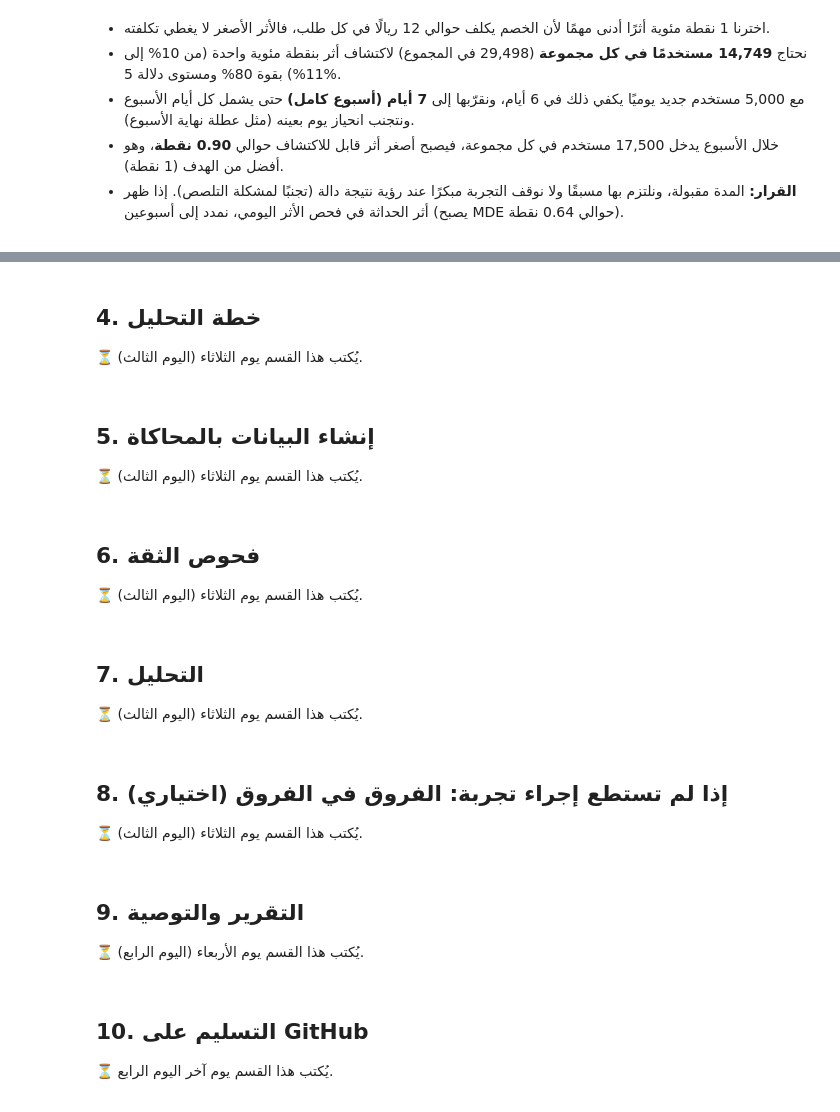
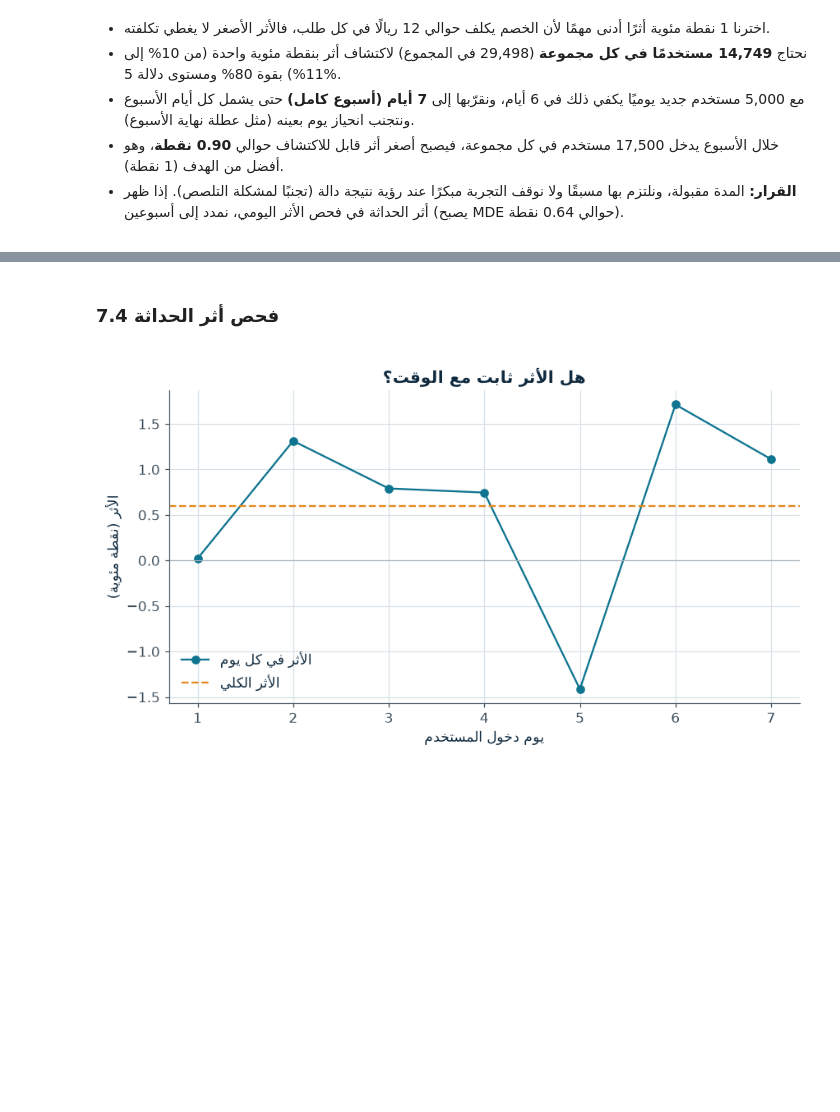
Before and after one commit to Raed1231/first-order-discount-ab-test, a Jupyter notebook: project_template.ipynb, the cells around one changed output, grey strips where cells are left out. Drawn from its saved outputs; the diff is of its cells as text; code cells hidden in the pictures; blank space fills up the shorter version.

Commit message:
اليوم الثالث والرابع: خطة التحليل والمحاكاة وفحوص الثقة والتحليل والتقرير والتوصية

```diff
--- a/project_template.ipynb
+++ b/project_template.ipynb
@@ -246,0 +350,13 @@ for label, n_g in [("في المدة المخططة", n_planned), ("إذا اك
+# %%
+A, B = data[data.variant == "A"], data[data.variant == "B"]
+primary = diff_ci(A["ordered"], B["ordered"])
+
+theta = np.cov(data["ordered"], data["pre_orders_90d"])[0, 1] / data["pre_orders_90d"].var(ddof=1)
+adjusted = data["ordered"] - theta * (data["pre_orders_90d"] - data["pre_orders_90d"].mean())
+primary_cuped = diff_ci(adjusted[data.variant == "A"], adjusted[data.variant == "B"])
+
+out = pd.DataFrame([primary, primary_cuped], index=["بدون تعديل", "مع CUPED"])
+out[["الفرق", "أدنى 95%", "أعلى 95%"]] *= 100
+say(f"نسبة الطلب في A: {A['ordered'].mean():.2%}، وفي B: {B['ordered'].mean():.2%}")
+say(f"انخفاض التباين بطريقة CUPED: {1 - (primary_cuped['SE'] / primary['SE']) ** 2:.0%}")
+out.round(3)
@@ -247,56 +434,19 @@ for label, n_g in [("في المدة المخططة", n_planned), ("إذا اك
 # %% [markdown]
 <div dir="rtl">
 
-## 4. خطة التحليل
-
-⏳ يُكتب هذا القسم يوم الثلاثاء (اليوم الثالث).
+### 7.4 فحص أثر الحداثة
 
 </div>
-# %% [markdown]
-<div dir="rtl">
-
-## 5. إنشاء البيانات بالمحاكاة
-
-⏳ يُكتب هذا القسم يوم الثلاثاء (اليوم الثالث).
-
-</div>
-# %% [markdown]
-<div dir="rtl">
-
-## 6. فحوص الثقة
-
-⏳ يُكتب هذا القسم يوم الثلاثاء (اليوم الثالث).
-
-</div>
-# %% [markdown]
-<div dir="rtl">
-
-## 7. التحليل
-
-⏳ يُكتب هذا القسم يوم الثلاثاء (اليوم الثالث).
-
-</div>
-# %% [markdown]
-<div dir="rtl">
-
-## 8. (اختياري) إذا لم تستطع إجراء تجربة: الفروق في الفروق
-
-⏳ يُكتب هذا القسم يوم الثلاثاء (اليوم الثالث).
-
-</div>
-# %% [markdown]
-<div dir="rtl">
-
-## 9. التقرير والتوصية
-
-⏳ يُكتب هذا القسم يوم الأربعاء (اليوم الرابع).
-
-</div>
-# %% [markdown]
-<div dir="rtl">
-
-## 10. التسليم على GitHub
-
-⏳ يُكتب هذا القسم يوم آخر اليوم الرابع.
-
-</div>
+# %%
+daily = data.groupby(["day", "variant"])["ordered"].mean().unstack()
+daily_lift = (daily["B"] - daily["A"]) * 100
+plt.plot(daily_lift.index, daily_lift.values, marker="o", color=TEAL, label=ar("الأثر في كل يوم"))
+plt.axhline(primary["الفرق"] * 100, color=ORANGE, linestyle="--", label=ar("الأثر الكلي"))
+plt.axhline(0, color=GRAY, linewidth=0.8)
+plt.xlabel(ar("يوم دخول المستخدم"))
+plt.ylabel(ar("الأثر (نقطة مئوية)"))
+plt.title(ar("هل الأثر ثابت مع الوقت؟"))
+plt.legend()
+plt.show()
+# %% [output]
+[figure, added]
```
Also changed, not shown: parts of 29 cells of this notebook, 1 other file.
